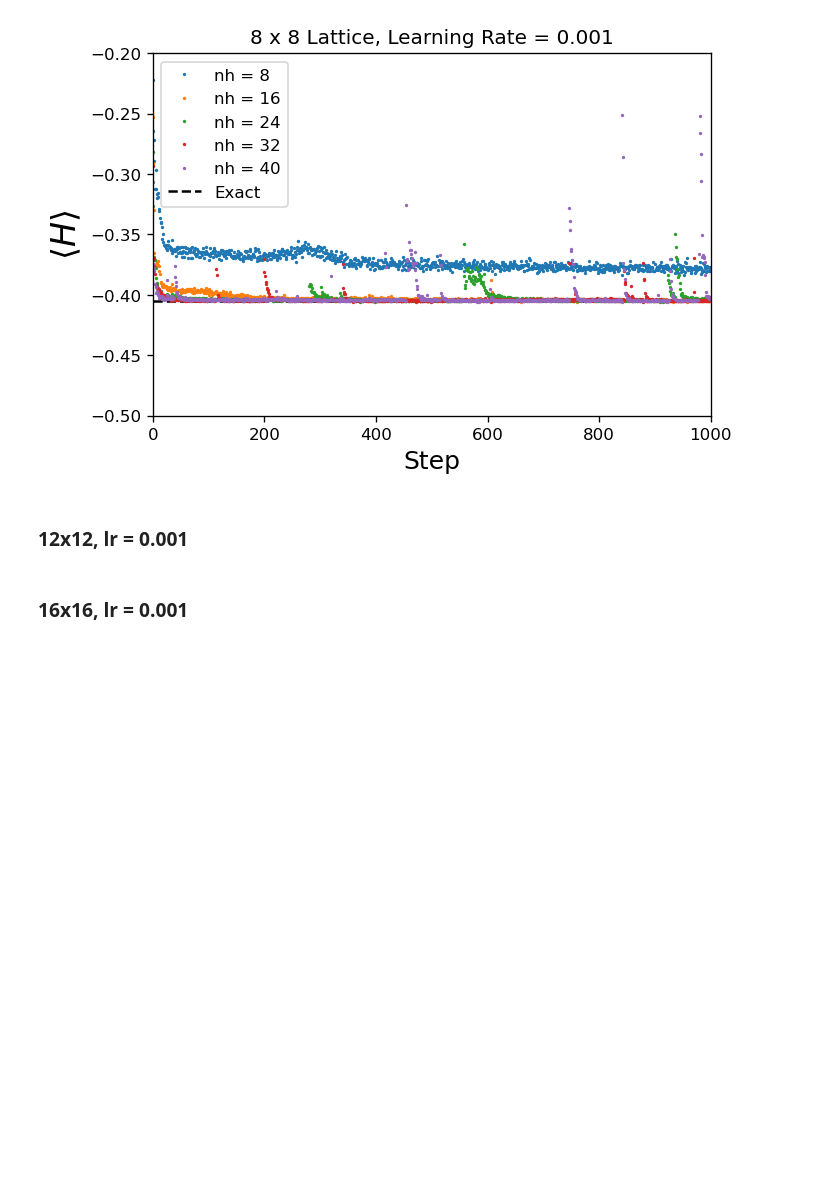
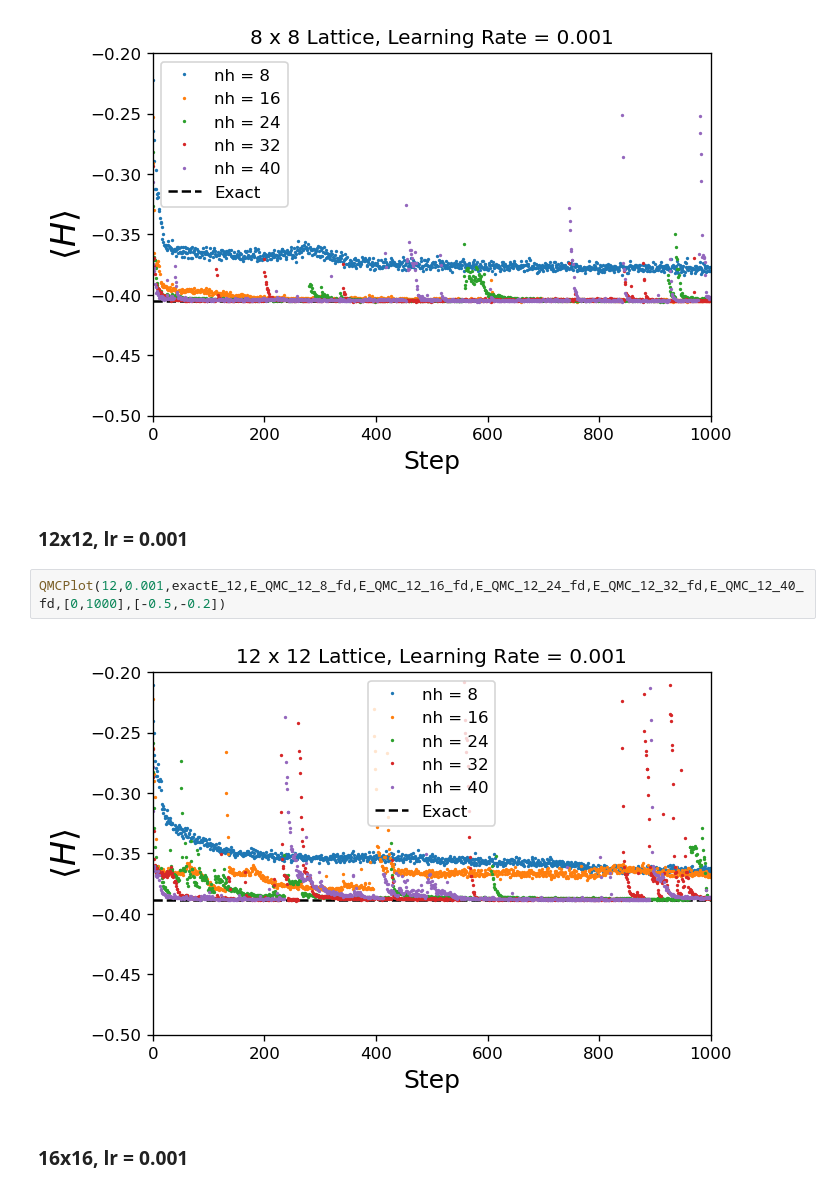
Before and after one commit to MelkoCollective/NeuralNetworks-for-Quantum, a Jupyter notebook: src_qmc_vmc/QMC Training w full dataset.ipynb, the cells around one changed output. Cells and saved outputs as stored; diff of their text form; blank space fills up the shorter version.

```diff
--- a/src_qmc_vmc/QMC Training w full dataset.ipynb
+++ b/src_qmc_vmc/QMC Training w full dataset.ipynb
@@ -75,5 +75,9 @@ QMCPlot(8,0.001,exactE_8,E_QMC_8_8_fd,E_QMC_8_16_fd,E_QMC_8_24_fd,E_QMC_8_32_fd,
 [figure]
 # %% [markdown]
 ### 12x12, lr = 0.001
+# %%
+QMCPlot(12,0.001,exactE_12,E_QMC_12_8_fd,E_QMC_12_16_fd,E_QMC_12_24_fd,E_QMC_12_32_fd,E_QMC_12_40_fd,[0,1000],[-0.5,-0.2])
+# %% [output]
+[figure, added]
 # %% [markdown]
 ### 16x16, lr = 0.001
```
